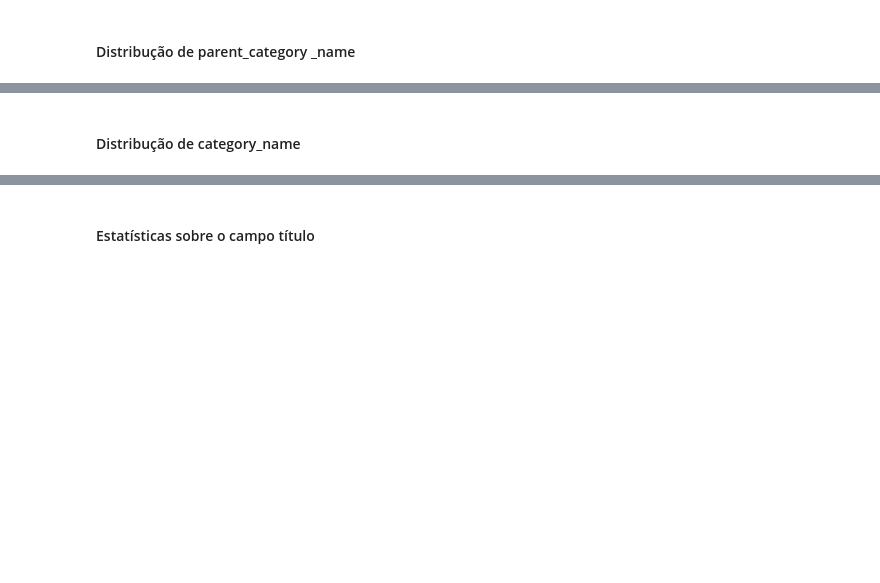
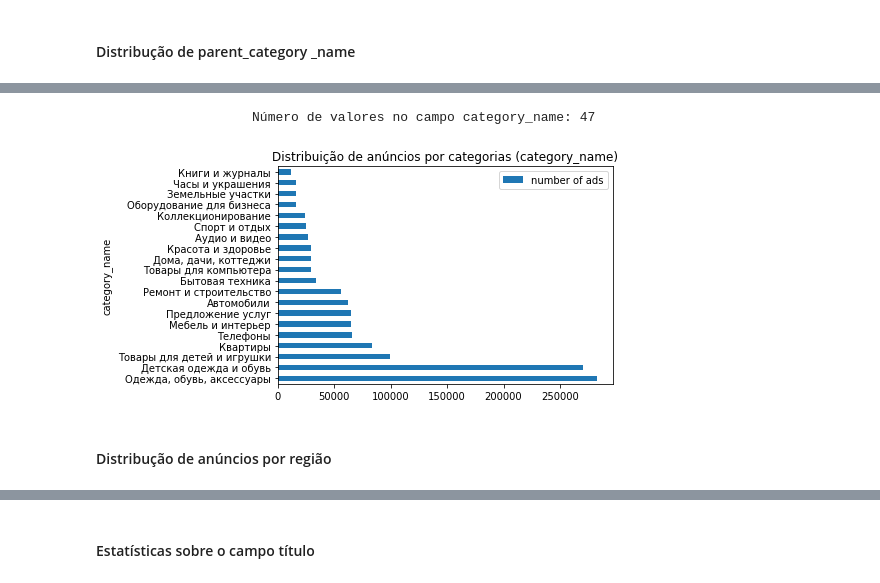
Before and after one commit to arruda/avito_challenge, a Jupyter notebook: final_avito.ipynb, the cells around one changed output, grey strips where cells are left out. Saved outputs shown, nothing was run; the diff lists cells and outputs as text; code cells hidden in the pictures; blank space fills up the shorter version.

```diff
--- a/final_avito.ipynb
+++ b/final_avito.ipynb
@@ -184,2 +202,41 @@ Número possível de user_type: 3
+# %%
+def describeAdsByColumn(column, title_,top_number=30):
+    '''Mostra a distribução de anúncio por uma coluna do dataset
+    Entrada:
+        column: nome da coluna (String). Exemplo:'region, 'category_name', etc.
+        top_number: valor inteiro para selecionar o ranking dos maiores em anúncios
+    Saída:
+        Gráfico em barra da distribução de anúnicos pela coluna informada
+    '''
+
+    #Números de anúncios por Colunas
+    column_number_of_ads= train_complete_df[column].value_counts()
+    #Guardar os valores da coluna
+    column_values = np.array(column_number_of_ads.index) #regions_names
+
+    #Imprimir a quantidade de valores no campo
+
+    print(
+        stringToBold("                    Número de valores no campo {0}: ".format(column)+
+          str(len(column_values))))
+
+
+    #Guardar os números de anuncios dos valores na coluna
+    ads_numbers= np.array(column_number_of_ads)
+
+    #Criar um dataframe com as informações anterios
+    df_column_ads_ = pd.DataFrame({'{0}'.format(column): column_values, 'number of ads': ads_numbers})
+
+    df_column_ads=df_column_ads_.groupby('{0}'.format(column)).sum().sort_values('number of ads',
+                            ascending=False).nlargest(top_number, columns=['number of ads'])
+
+    df_column_ads.plot.barh(title=title_)
+    plt.show()
+# %%
+describeAdsByColumn('category_name', 'Distribuição de anúncios por categorias (category_name)',
+                    top_number=20)
+# %% [output]
+                    Número de valores no campo category_name: 47
+[figure, added]
 # %% [markdown]
-#### Distribução de category_name
+#### Distribução de anúncios por região
```
Also changed, not shown: parts of 35 cells of this notebook.
